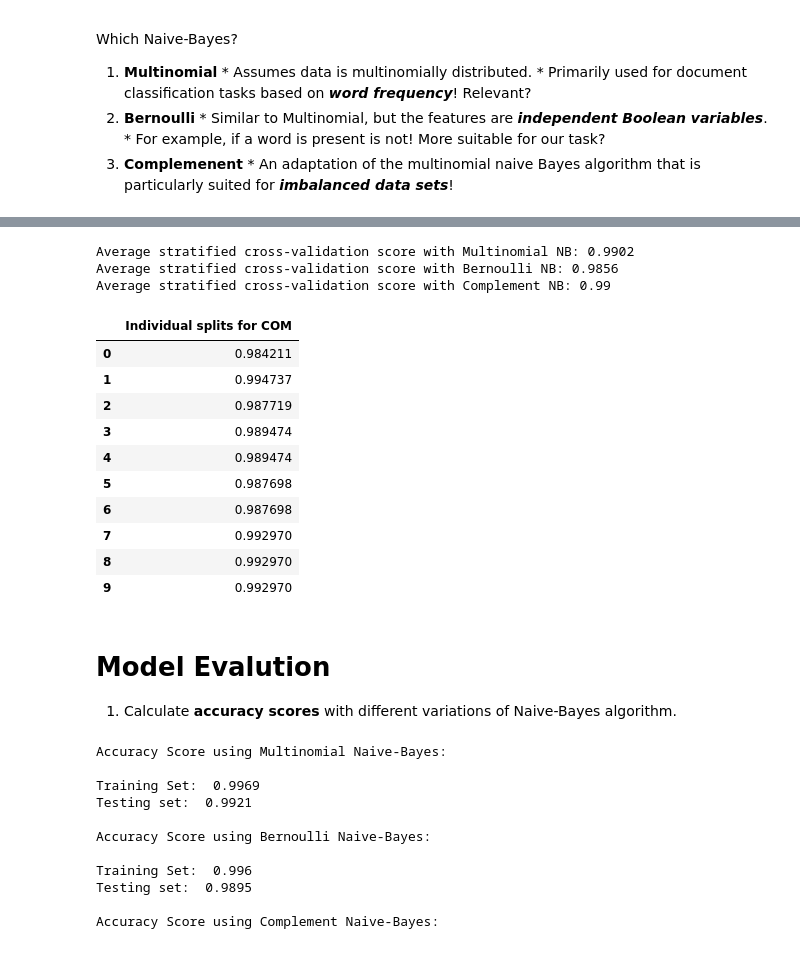
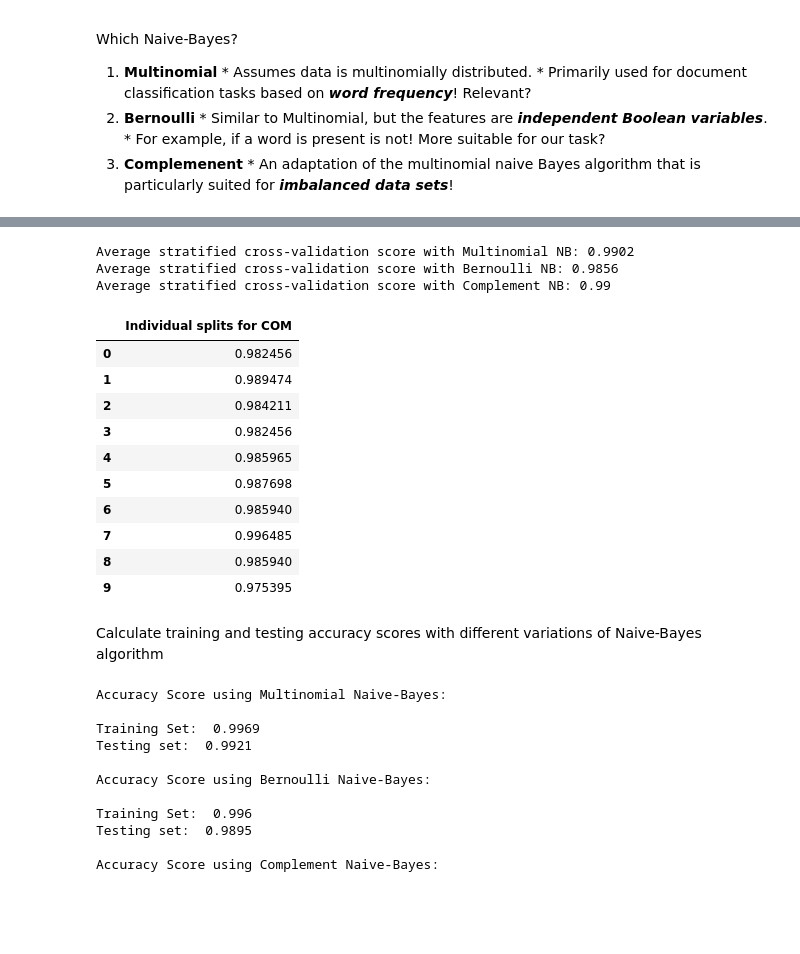
Before and after one commit to CSpanias/spam_filter_bootcamp, a Jupyter notebook: spam_filter.ipynb, the cells around one changed output, grey strips where cells are left out. Drawn from its saved outputs; the diff is of its cells as text; code cells hidden in the pictures; blank space fills up the shorter version.

```diff
--- a/spam_filter.ipynb
+++ b/spam_filter.ipynb
@@ -235,53 +263,41 @@ Which Naive-Bayes?
 # %%
 # choose how many train/test sets we want by "n_splits"
 kfold = StratifiedKFold(n_splits=10, shuffle=True, random_state=44)
-
-# select the model(s)
-model_mnb = MultinomialNB()
-model_ber = BernoulliNB()
-model_com = ComplementNB()
-
-# train the model
-model_mnb.fit(X_train, y_train)
-model_ber.fit(X_train, y_train)
-model_com.fit(X_train, y_train)
 
 # calculate the accuracy score of each of the 5 train/test sets
 mnb_scores = cross_val_score(model_mnb, X, y, cv=kfold)
 ber_scores = cross_val_score(model_ber, X, y, cv=kfold)
 com_scores = cross_val_score(model_com, X, y, cv=kfold)
 
 # print average cross-validation scores
 print('\nAverage stratified cross-validation score with Multinomial NB:',
       round(mnb_scores.mean(), 4))
 print('Average stratified cross-validation score with Bernoulli NB:',
       round(ber_scores.mean(), 4))
 print('Average stratified cross-validation score with Complement NB:',
       round(com_scores.mean(), 4))
 print('')
 # convert list of scores to dataframe
-com_splits = pd.DataFrame(com_scores, columns = ['Individual splits for COM'])
+ber_splits = pd.DataFrame(ber_scores, columns = ['Individual splits for COM'])
 # display dataframe as a table
-display(com_splits)
+display(ber_splits)
 # %% [output]
 Average stratified cross-validation score with Multinomial NB: 0.9902
 Average stratified cross-validation score with Bernoulli NB: 0.9856
 Average stratified cross-validation score with Complement NB: 0.99
 |  | Individual splits for COM |
-| 0 | 0.984211 |
-| 1 | 0.994737 |
-| 2 | 0.987719 |
-| 3 | 0.989474 |
-| 4 | 0.989474 |
+| 0 | 0.982456 |
+| 1 | 0.989474 |
+| 2 | 0.984211 |
+| 3 | 0.982456 |
+| 4 | 0.985965 |
 | 5 | 0.987698 |
-| 6 | 0.987698 |
-| 7 | 0.992970 |
-| 8 | 0.992970 |
-| 9 | 0.992970 |
+| 6 | 0.985940 |
+| 7 | 0.996485 |
+| 8 | 0.985940 |
+| 9 | 0.975395 |
 # %% [markdown]
-<a name="NB-Eval"> </a>
-# **Model Evalution**
-1. Calculate **accuracy scores** with different variations of Naive-Bayes algorithm.
+Calculate training and testing accuracy scores with different variations of Naive-Bayes algorithm
 # %%
 # check the prediction using Multinomial NB
 print("Accuracy Score using Multinomial Naive-Bayes:\n")
```
Also changed, not shown: parts of 17 cells of this notebook.
